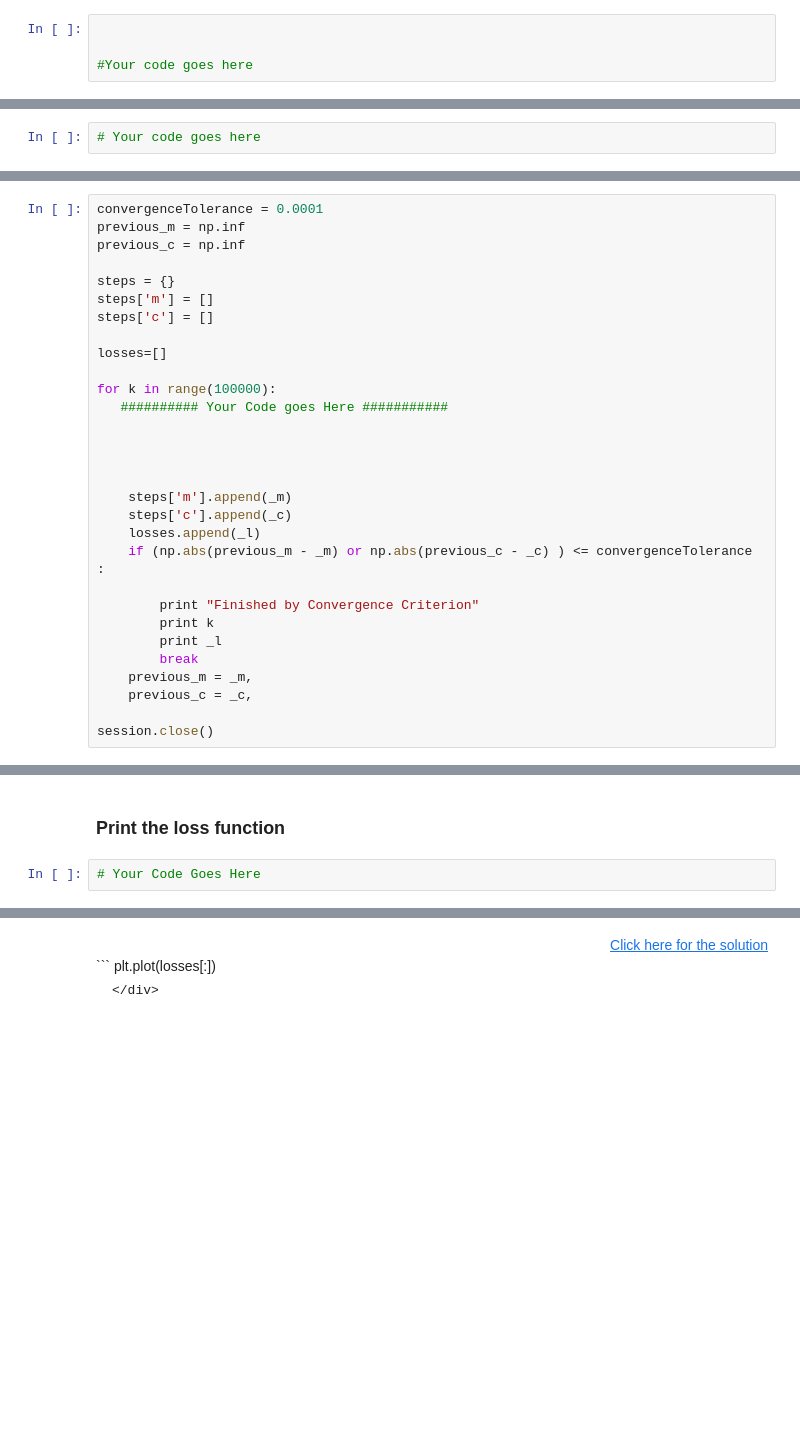
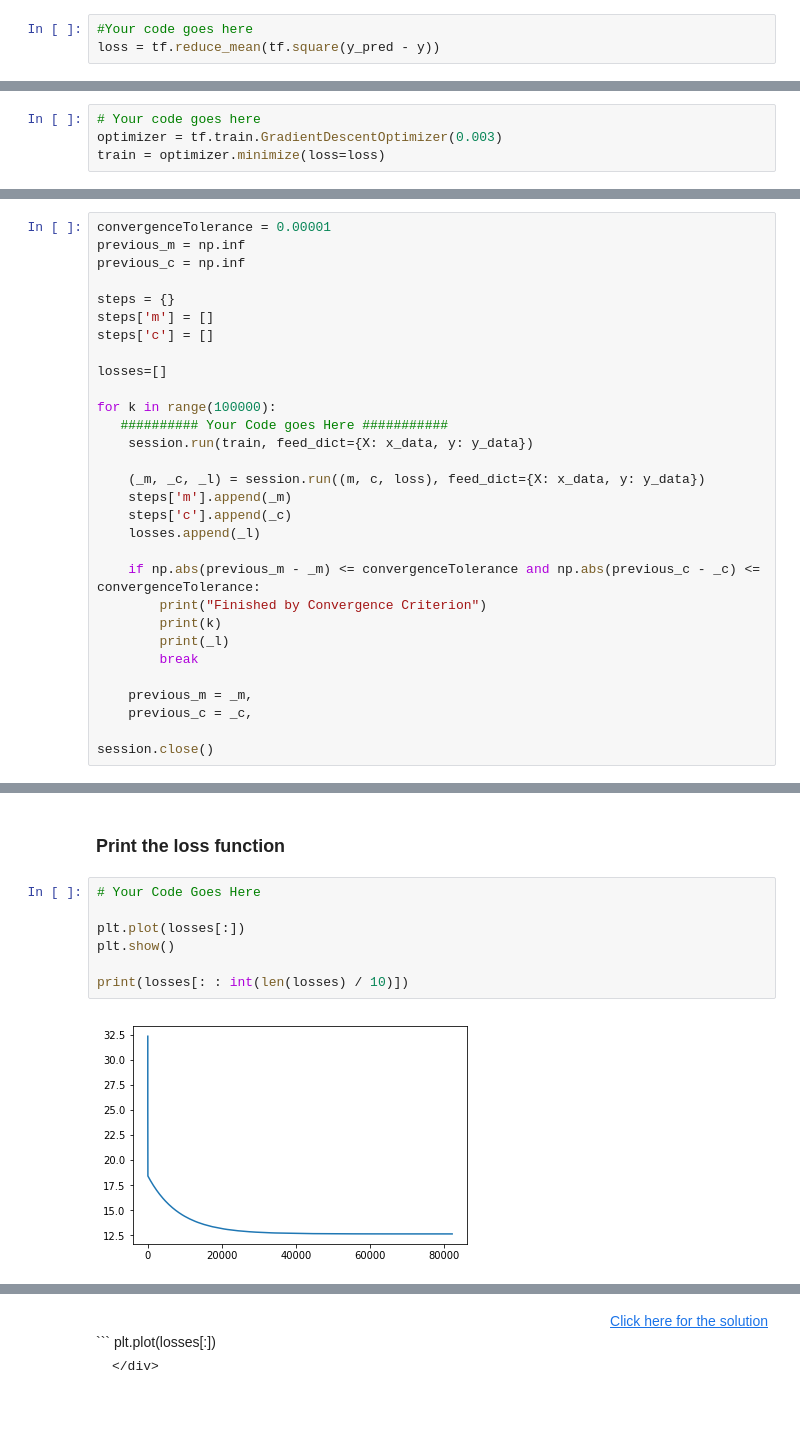
Before and after one commit to hiencb/Courses, a Jupyter notebook: Big Data University/Deep Learning with TensorFlow/Module 1 - Introduction to TensorFlow/1.2 - Exercise - Linear Regression with TensorFlow 1.ipynb, the cells around one changed output, grey strips where cells are left out. Saved outputs shown, nothing was run; the diff lists cells and outputs as text; blank space fills up the shorter version.

```diff
--- a/Big Data University/Deep Learning with TensorFlow/Module 1 - Introduction to TensorFlow/1.2 - Exercise - Linear Regression with TensorFlow 1.ipynb
+++ b/Big Data University/Deep Learning with TensorFlow/Module 1 - Introduction to TensorFlow/1.2 - Exercise - Linear Regression with TensorFlow 1.ipynb
@@ -117,9 +143,8 @@ $$ loss = \frac{1}{n}\sum_{i=1}^n{[Ypred_i - {Y}_i]^2} $$
 
 Note: There are also other ways to model the loss function based on distance metric between predicted and actual temperature values. For this exercise Mean Suared error criteria is considered.
 # %%
-
-
 #Your code goes here
+loss = tf.reduce_mean(tf.square(y_pred - y))
 # %% [markdown]
 <div align="right">
 <a href="#matmul12" class="btn btn-default" data-toggle="collapse">Click here for the solution</a>
@@ -136,6 +161,8 @@ loss = tf.reduce_mean(tf.squared_difference(Ypred*nf,Y*nf))
 ### Define an Optimization Graph to Minimize the Loss and Training the Model
 # %%
 # Your code goes here
+optimizer = tf.train.GradientDescentOptimizer(0.003)
+train = optimizer.minimize(loss=loss)
 # %% [markdown]
 <div align="right">
 <a href="#matmul13" class="btn btn-default" data-toggle="collapse">Click here for the solution</a>
@@ -159,7 +186,7 @@ session.run(tf.global_variables_initializer())
 # %% [markdown]
 Get the predicted m and c values by running a session on Training a linear model. Also collect the loss for different steps to print and plot.
 # %%
-convergenceTolerance = 0.0001
+convergenceTolerance = 0.00001
 previous_m = np.inf
 previous_c = np.inf
 
@@ -171,19 +198,19 @@ losses=[]
 
 for k in range(100000):
    ########## Your Code goes Here ###########
+    session.run(train, feed_dict={X: x_data, y: y_data})
 
-
-
-
+    (_m, _c, _l) = session.run((m, c, loss), feed_dict={X: x_data, y: y_data})
     steps['m'].append(_m)
     steps['c'].append(_c)
     losses.append(_l)
-    if (np.abs(previous_m - _m) or np.abs(previous_c - _c) ) <= convergenceTolerance :
 
-        print "Finished by Convergence Criterion"
-        print k
-        print _l
+    if np.abs(previous_m - _m) <= convergenceTolerance and np.abs(previous_c - _c) <= convergenceTolerance:
+        print("Finished by Convergence Criterion")
+        print(k)
+        print(_l)
         break
+
     previous_m = _m,
     previous_c = _c,
 
@@ -203,3 +234,10 @@ _, _m , _c,_l = session.run([train, m, c,loss],feed_dict={X:x_data,Y:y_data})
 ### Print the loss function
 # %%
 # Your Code Goes Here
+
+plt.plot(losses[:])
+plt.show()
+
+print(losses[: : int(len(losses) / 10)])
+# %% [output]
+[figure, added]
```
Also changed, not shown: parts of 7 cells of this notebook, 6 other files.
